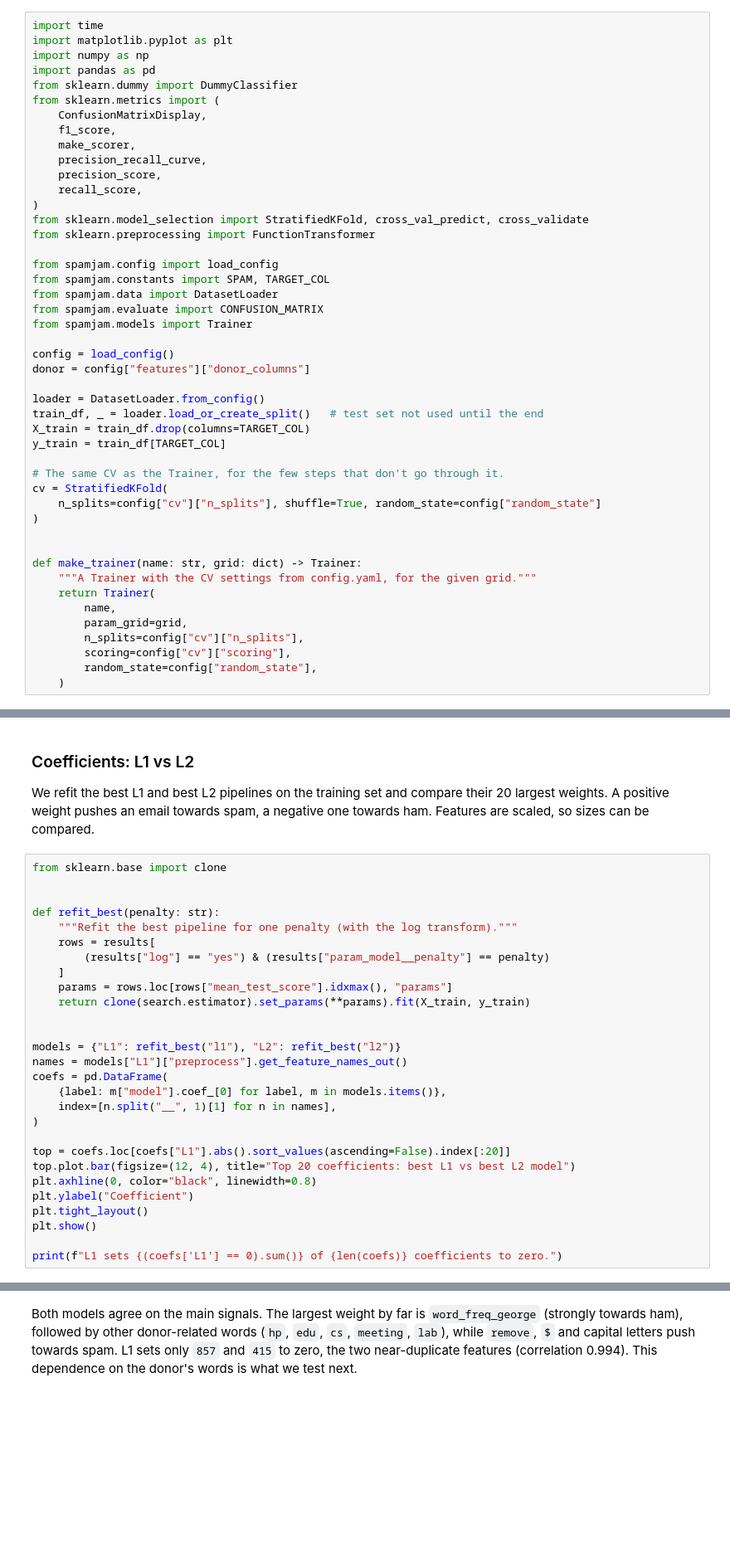
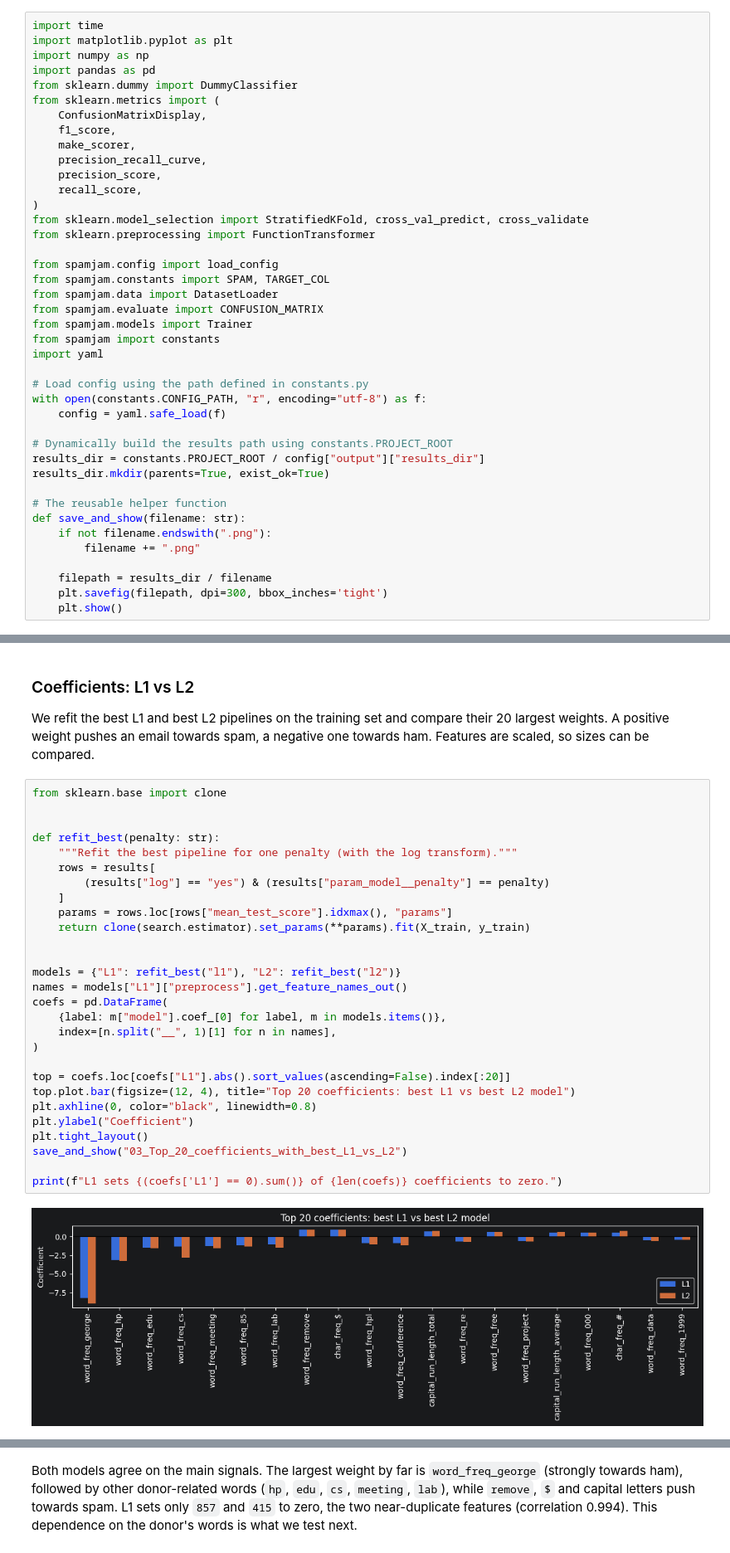
Before and after one commit to alajemba-vik/spamjam, a Jupyter notebook: notebooks/analysis.ipynb, the cells around one changed output, grey strips where cells are left out. Shown at 83% size. Cells and saved outputs as stored; diff of their text form; blank space fills up the shorter version.

Commit message:
Feat : finalize analysis notebook and export result charts

```diff
--- a/notebooks/analysis.ipynb
+++ b/notebooks/analysis.ipynb
@@ -42,27 +42,22 @@ from spamjam.constants import SPAM, TARGET_COL
 from spamjam.data import DatasetLoader
 from spamjam.evaluate import CONFUSION_MATRIX
 from spamjam.models import Trainer
+from spamjam import constants
+import yaml
 
-config = load_config()
-donor = config["features"]["donor_columns"]
+# Load config using the path defined in constants.py
+with open(constants.CONFIG_PATH, "r", encoding="utf-8") as f:
+    config = yaml.safe_load(f)
 
-loader = DatasetLoader.from_config()
-train_df, _ = loader.load_or_create_split()   # test set not used until the end
-X_train = train_df.drop(columns=TARGET_COL)
-y_train = train_df[TARGET_COL]
+# Dynamically build the results path using constants.PROJECT_ROOT
+results_dir = constants.PROJECT_ROOT / config["output"]["results_dir"]
+results_dir.mkdir(parents=True, exist_ok=True)
 
-# The same CV as the Trainer, for the few steps that don't go through it.
-cv = StratifiedKFold(
-    n_splits=config["cv"]["n_splits"], shuffle=True, random_state=config["random_state"]
-)
+# The reusable helper function
+def save_and_show(filename: str):
+    if not filename.endswith(".png"):
+        filename += ".png"
 
-
-def make_trainer(name: str, grid: dict) -> Trainer:
-    """A Trainer with the CV settings from config.yaml, for the given grid."""
-    return Trainer(
-        name,
-        param_grid=grid,
-        n_splits=config["cv"]["n_splits"],
-        scoring=config["cv"]["scoring"],
-        random_state=config["random_state"],
-    )
+    filepath = results_dir / filename
+    plt.savefig(filepath, dpi=300, bbox_inches='tight')
+    plt.show()
@@ -139,28 +180,30 @@ We refit the best L1 and best L2 pipelines on the training set and compare their
 # %%
 from sklearn.base import clone
 
 
 def refit_best(penalty: str):
     """Refit the best pipeline for one penalty (with the log transform)."""
     rows = results[
         (results["log"] == "yes") & (results["param_model__penalty"] == penalty)
     ]
     params = rows.loc[rows["mean_test_score"].idxmax(), "params"]
     return clone(search.estimator).set_params(**params).fit(X_train, y_train)
 
 
 models = {"L1": refit_best("l1"), "L2": refit_best("l2")}
 names = models["L1"]["preprocess"].get_feature_names_out()
 coefs = pd.DataFrame(
     {label: m["model"].coef_[0] for label, m in models.items()},
     index=[n.split("__", 1)[1] for n in names],
 )
 
 top = coefs.loc[coefs["L1"].abs().sort_values(ascending=False).index[:20]]
 top.plot.bar(figsize=(12, 4), title="Top 20 coefficients: best L1 vs best L2 model")
 plt.axhline(0, color="black", linewidth=0.8)
 plt.ylabel("Coefficient")
 plt.tight_layout()
-plt.show()
+save_and_show("03_Top_20_coefficients_with_best_L1_vs_L2")
 
 print(f"L1 sets {(coefs['L1'] == 0).sum()} of {len(coefs)} coefficients to zero.")
+# %% [output]
+[figure, added]
```
Also changed, not shown: parts of 14 cells of this notebook, 9 other files.
